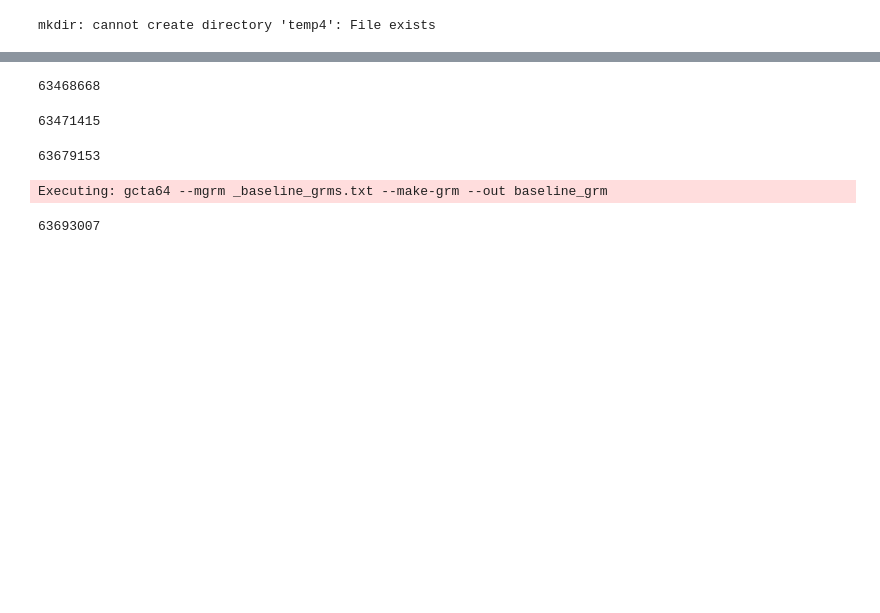
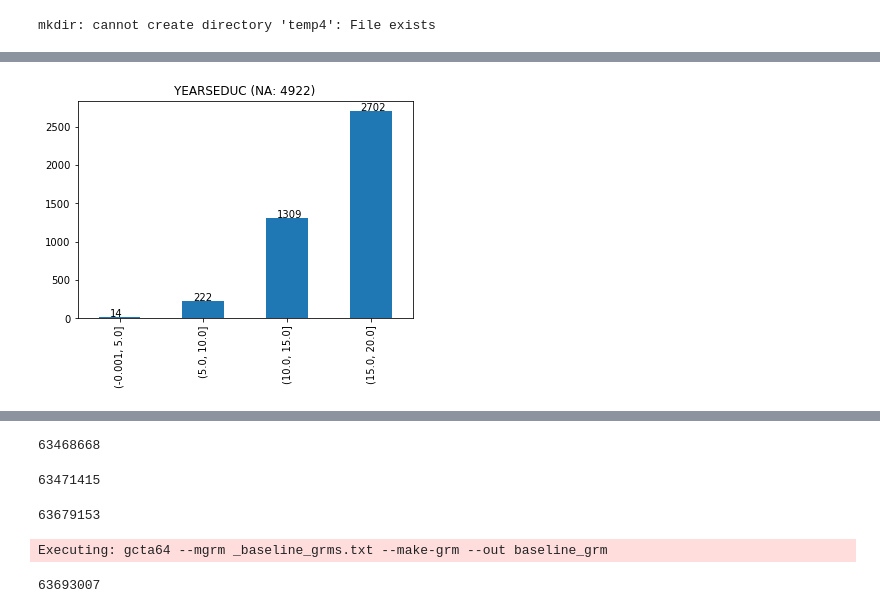
Before and after one commit to dvitale199/rare_variants, a Jupyter notebook: rare_variant_analysis.ipynb, the cells around one changed output, grey strips where cells are left out. Drawn from its saved outputs; the diff is of its cells as text; code cells hidden in the pictures; blank space fills up the shorter version.

Commit message:
added parsed demographic info and plotting + baseline heritability

```diff
--- a/rare_variant_analysis.ipynb
+++ b/rare_variant_analysis.ipynb
@@ -33,6 +33,12 @@ wgsfolder = '/data/CARD/PD/WGS/june2019'
 df = pd.read_csv('/data/CARD/PD/WGS/june2019/pd.june2019.chr1.freeze9.sqc.psam', sep='\t')
 df['pheno'] = [1 if i=='pd' else 0 for i in df.DX]
 df[['#FID', 'IID', 'pheno']].to_csv(idfile, index=False, sep='\t', header=None)
+demog = pd.read_csv('/data/LNG/iwakih2/ampPD/data1_out/PP_PD_BF_HB_LC_demog.csv')
+demog['FID'] = demog.WGSID
+demog['IID'] = demog.WGSID
+demog_merged = pd.merge(df, demog, how='left', left_on=['#FID','IID'], right_on=['FID','IID'])
+ancestry = pd.read_csv('/data/vitaled2/rare_variants/output_ancestry_genetic_ancestry_all_pca_plus.csv')
+all_merged = pd.merge(demog_merged, ancestry, how='left', left_on='AMPID', right_on=['IID'])
 ######
 
 # demog = pd.read_csv('/data/LNG/iwakih2/ampPD/data1_out/PP_PD_BF_HB_LC_demog.csv')
@@ -61,0 +122,10 @@ df.head()
+# %%
+YEARSEDUC_cut = pd.cut(all_merged.YEARSEDUC, bins=[0, 5, 10, 15, 20], include_lowest=True)
+YEARSEDUC_cut.value_counts(sort=False).plot(kind='bar')
+plt.title(f'YEARSEDUC (NA: {all_merged.YEARSEDUC.isnull().sum()})')
+xlocs, xlabs = plt.xticks()
+for i, v in enumerate(YEARSEDUC_cut.value_counts(sort=False)):
+    plt.text(xlocs[i]-.12, v+10 , str(v))
+# all_merged.YEARSEDUC
+# %% [output]
+[figure, added]
```
Also changed, not shown: parts of 6 cells of this notebook.
